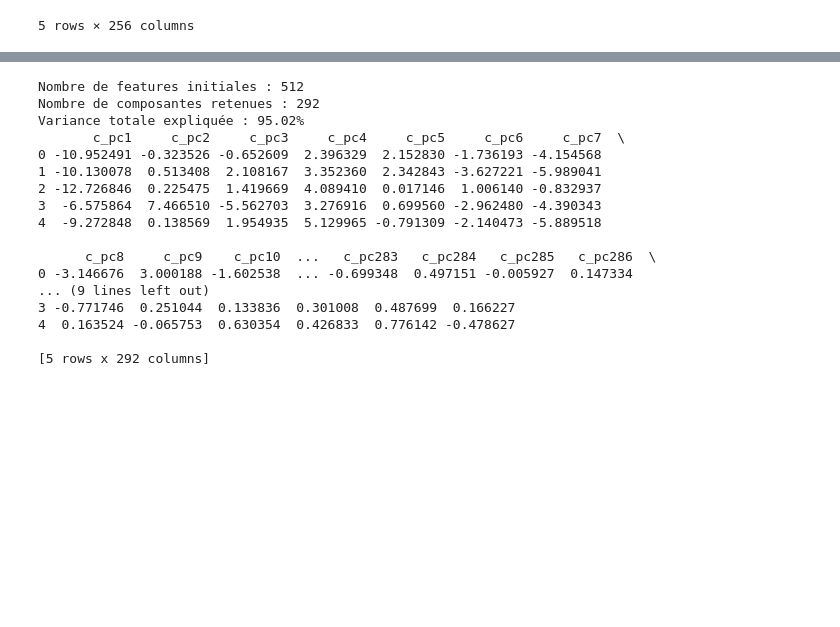
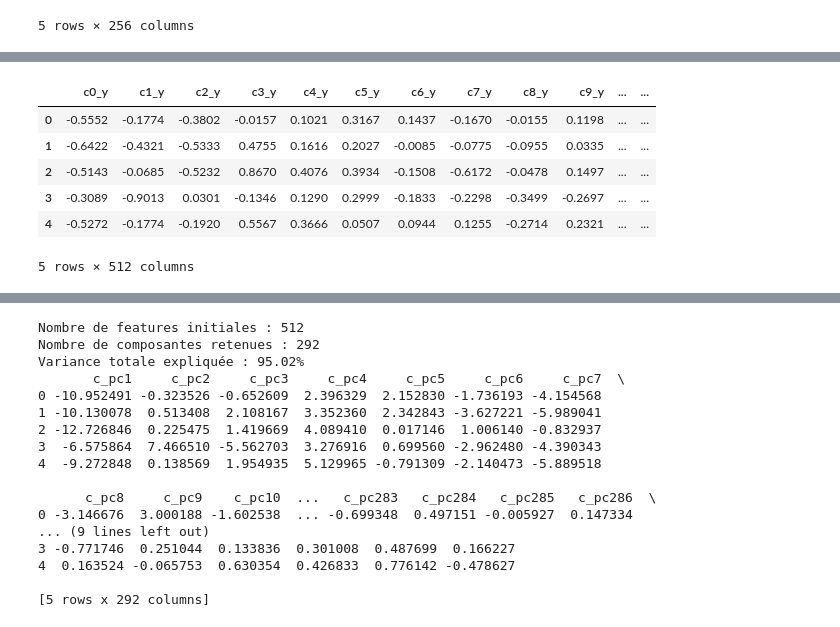
Before and after one commit to sourdevalthibault/hackathon, a Jupyter notebook: models/stats_dataset.ipynb, the cells around one changed output, grey strips where cells are left out. Saved outputs shown, nothing was run; the diff lists cells and outputs as text; code cells hidden in the pictures; blank space fills up the shorter version.

```diff
--- a/models/stats_dataset.ipynb
+++ b/models/stats_dataset.ipynb
@@ -73,0 +86,11 @@ X_train_vigg.head()
+# %%
+X_train_old_clip = X_train.iloc[:,903:1415]
+X_train_old_clip.head()
+# %% [output]
+|  | c0_y | c1_y | c2_y | c3_y | c4_y | c5_y | c6_y | c7_y | c8_y | c9_y | ... | ... |
+| 0 | -0.5552 | -0.1774 | -0.3802 | -0.0157 | 0.1021 | 0.3167 | 0.1437 | -0.1670 | -0.0155 | 0.1198 | ... | ... |
+| 1 | -0.6422 | -0.4321 | -0.5333 | 0.4755 | 0.1616 | 0.2027 | -0.0085 | -0.0775 | -0.0955 | 0.0335 | ... | ... |
+| 2 | -0.5143 | -0.0685 | -0.5232 | 0.8670 | 0.4076 | 0.3934 | -0.1508 | -0.6172 | -0.0478 | 0.1497 | ... | ... |
+| 3 | -0.3089 | -0.9013 | 0.0301 | -0.1346 | 0.1290 | 0.2999 | -0.1833 | -0.2298 | -0.3499 | -0.2697 | ... | ... |
+| 4 | -0.5272 | -0.1774 | -0.1920 | 0.5567 | 0.3666 | 0.0507 | 0.0944 | 0.1255 | -0.2714 | 0.2321 | ... | ... |
+5 rows × 512 columns
```
Also changed, not shown: parts of 18 cells of this notebook, 21 other files.
